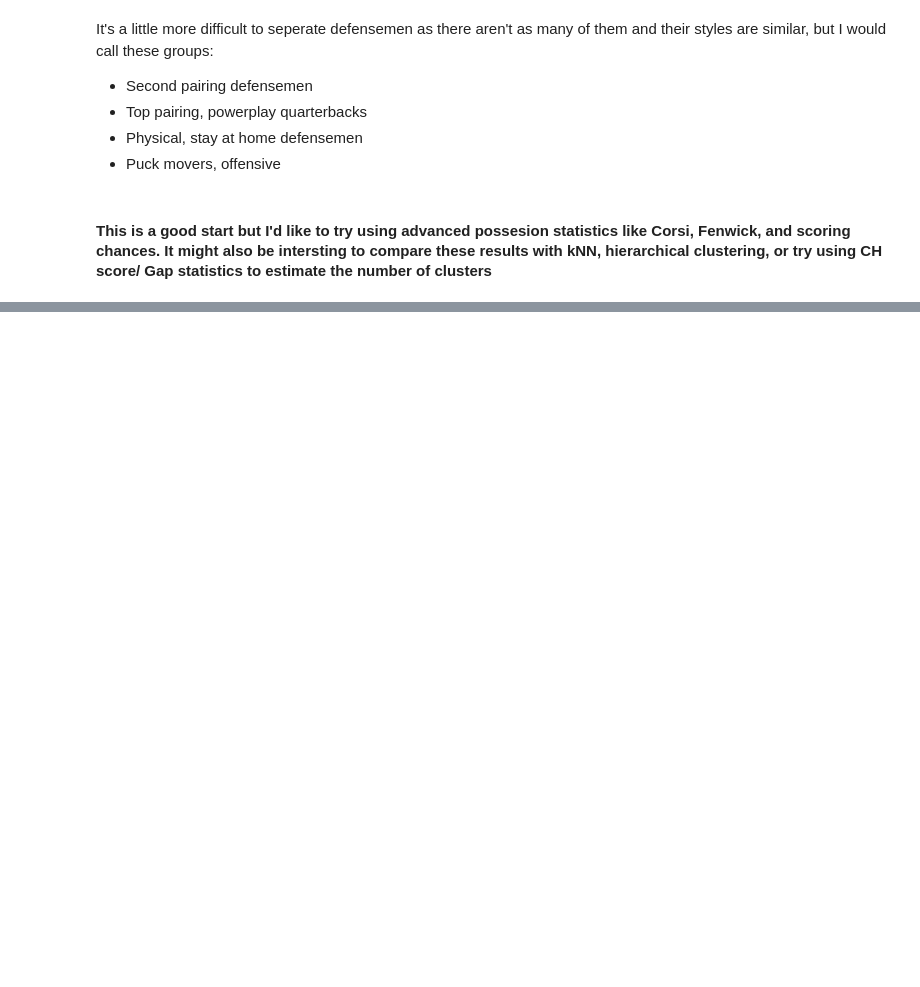
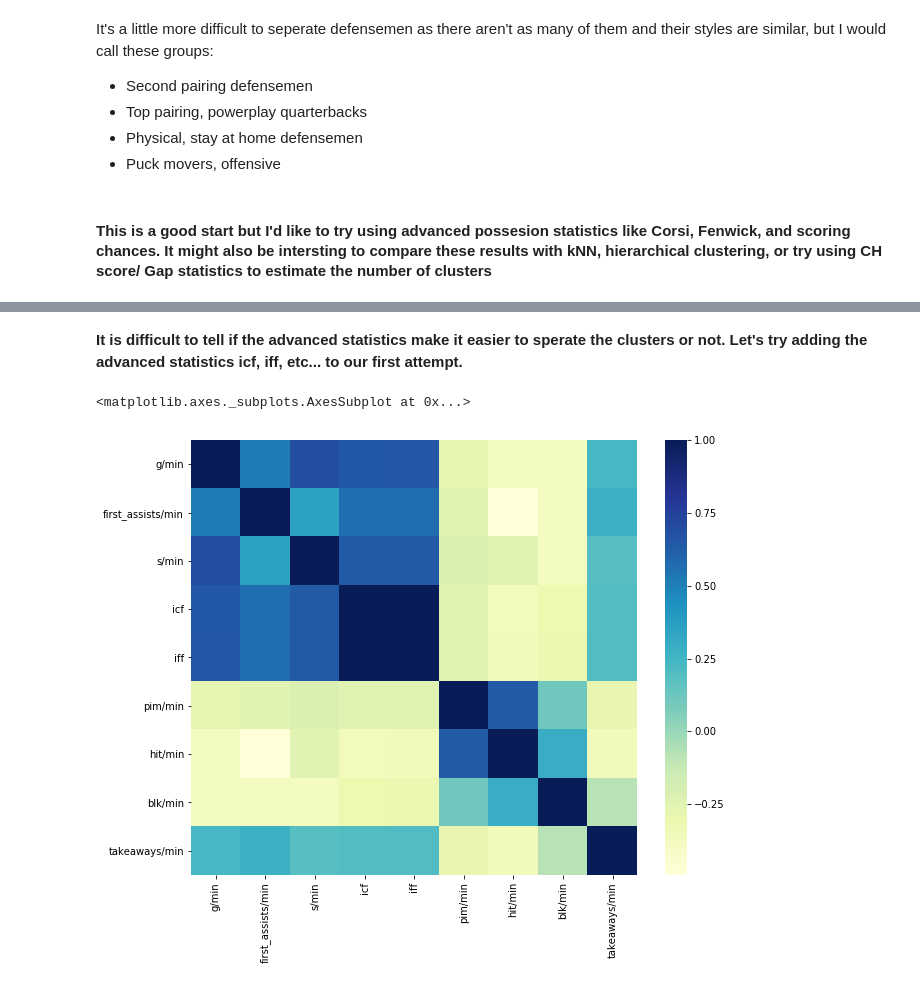
Before and after one commit to arnesonr/HockeyStats, a Jupyter notebook: clusterPlayers.ipynb, the cells around one changed output, grey strips where cells are left out. Saved outputs shown, nothing was run; the diff lists cells and outputs as text; code cells hidden in the pictures; blank space fills up the shorter version.

Commit message:
added advanced stats

```diff
--- a/clusterPlayers.ipynb
+++ b/clusterPlayers.ipynb
@@ -266,0 +327,4 @@ It's a little more difficult to seperate defensemen as there aren't as many of t
+# %%
+# seperate the forwards and defensemen
+forwards_adv = grouped_df_adv[grouped_df_adv.pos=='f'].drop('pos', axis=1)
+defense_adv = grouped_df_adv[grouped_df_adv.pos=='d'].drop('pos', axis=1)
@@ -266,0 +353,4 @@ It's a little more difficult to seperate defensemen as there aren't as many of t
+# %%
+cluster_stats = ['icf', 'iff', 'shots_blocked/min', 'fo%', 'goals/min', 'first_assists/min', 'shots/min', 'hits/min', 'rush_attempts/min', 'pim/min', 'g/p', 'takeaways/min']
+# %%
+forwards_adv = cluster_players(forwards_adv, cluster_stats, 6, verbose=True)
@@ -266,0 +415,19 @@ It's a little more difficult to seperate defensemen as there aren't as many of t
+# %% [markdown]
+**It is difficult to tell if the advanced statistics make it easier to sperate the clusters or not.  Let's try adding the advanced statistics icf, iff, etc... to our first attempt.**
+# %%
+#merge the players icf, iff, first_assists/min, rush_attempts/min, takeaways/min
+#some of the players don't have the same last first name, so first make a last name + pts column to merge by
+forwards_adv['last_name'] = forwards_adv['name'].apply(lambda l: str.split(l,' ')[-1]) + forwards_adv['total_points'].astype(str)
+forwards['last_name'] = forwards['name'].apply(lambda l: str.split(l,' ')[-1]) + forwards['pts'].astype(str)
+forwards_all = pd.merge(forwards,forwards_adv[['last_name', 'icf', 'iff', 'first_assists/min', 'rush_attempts/min', 'takeaways/min']], how='left', on='last_name')
+# %%
+cluster_stats = ['g/min', 'first_assists/min', 's/min', 'icf', 'iff', # offense
+                 'pim/min', 'hit/min',                  # physicality
+                 'blk/min', 'takeaways/min']           # defense
+#first visualize how the /min stats are correlated for forwards
+f, ax = plt.subplots(figsize=(10, 8))
+corr = forwards_all[cluster_stats].corr()
+sns.heatmap(corr, xticklabels=corr.columns.values, yticklabels=corr.columns.values,cmap="YlGnBu")
+# %% [output]
+<matplotlib.axes._subplots.AxesSubplot at 0x...>
+[figure, added]
```
Also changed, not shown: parts of 43 cells of this notebook.
